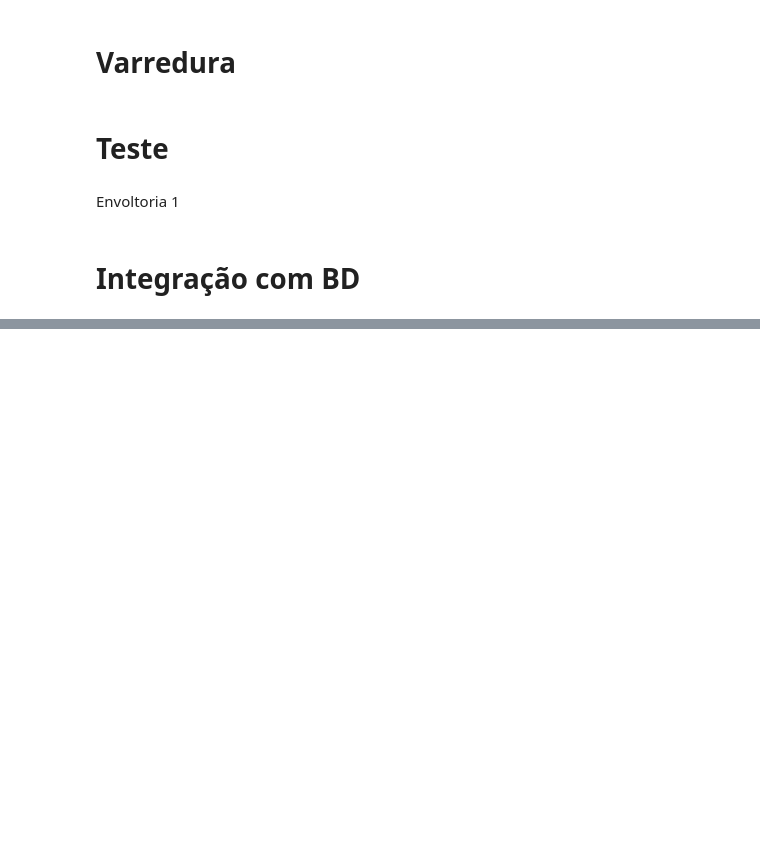
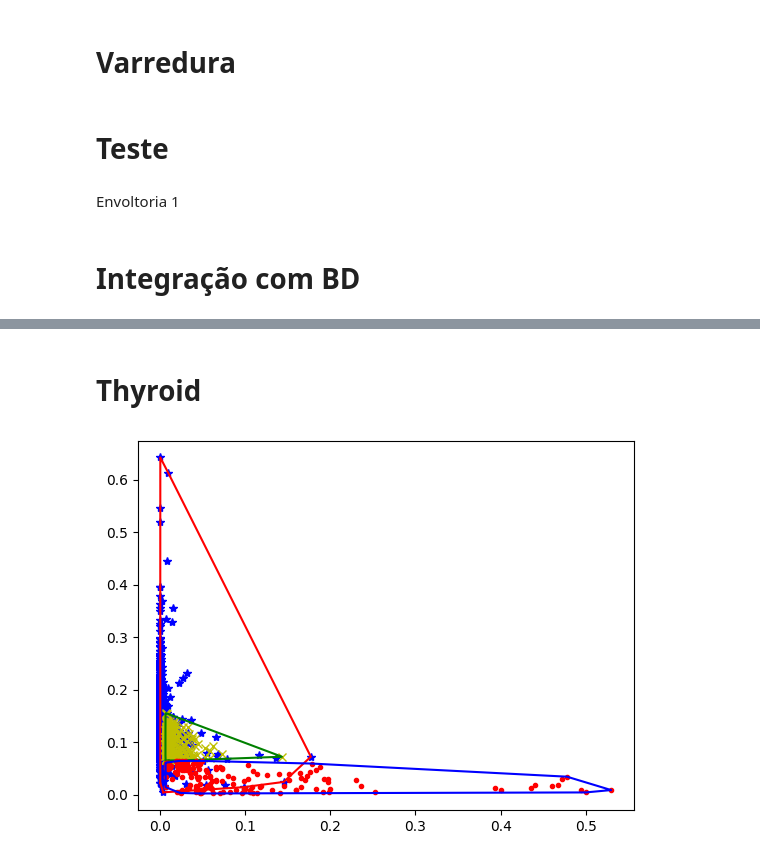
Before and after one commit to Gcastelo01/TP1_Alg2, a Jupyter notebook: TP1_Classificador.ipynb, the cells around one changed output, grey strips where cells are left out. Cells and saved outputs as stored; diff of their text form; code cells hidden in the pictures; blank space fills up the shorter version.

```diff
--- a/TP1_Classificador.ipynb
+++ b/TP1_Classificador.ipynb
@@ -520,0 +541,18 @@ plt.show()
+# %% [markdown]
+# Thyroid
+# %%
+thyroid = pd.read_csv('./data/thyroid.csv', delimiter=',')
+
+aType = thyroid[thyroid['Class'] == 3][['TSH', 'T3', 'TT4', 'T4U', 'FTI', 'Class']] # hipo
+bType = thyroid[thyroid['Class'] == 2][['TSH', 'T3', 'TT4', 'T4U', 'FTI', 'Class']] # hyper
+cType = thyroid[thyroid['Class'] == 1][['TSH', 'T3', 'TT4', 'T4U', 'FTI', 'Class']] # normal
+
+fig, ax = plt.subplots()
+
+a = 1
+b = 5
+plotClass(aType, ax, dotType='b*', envType='r-', compareCol1=1, compareCol2=5)
+plotClass(bType, ax, dotType='yx', envType='g-', compareCol1=1, compareCol2=5)
+plotClass(cType, ax, dotType='r.', envType='b-', compareCol1=1, compareCol2=5)
+# %% [output]
+[figure, added]
```
Also changed, not shown: parts of 9 cells of this notebook, 4 other files.
